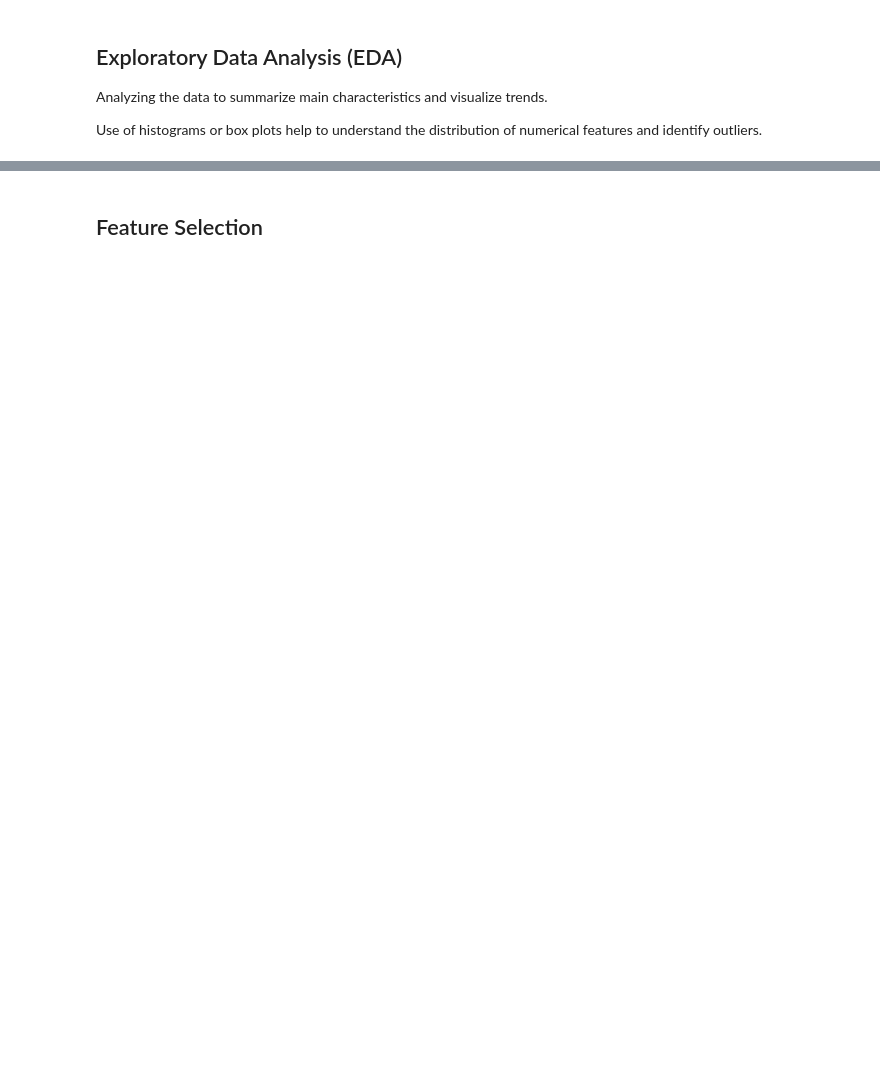
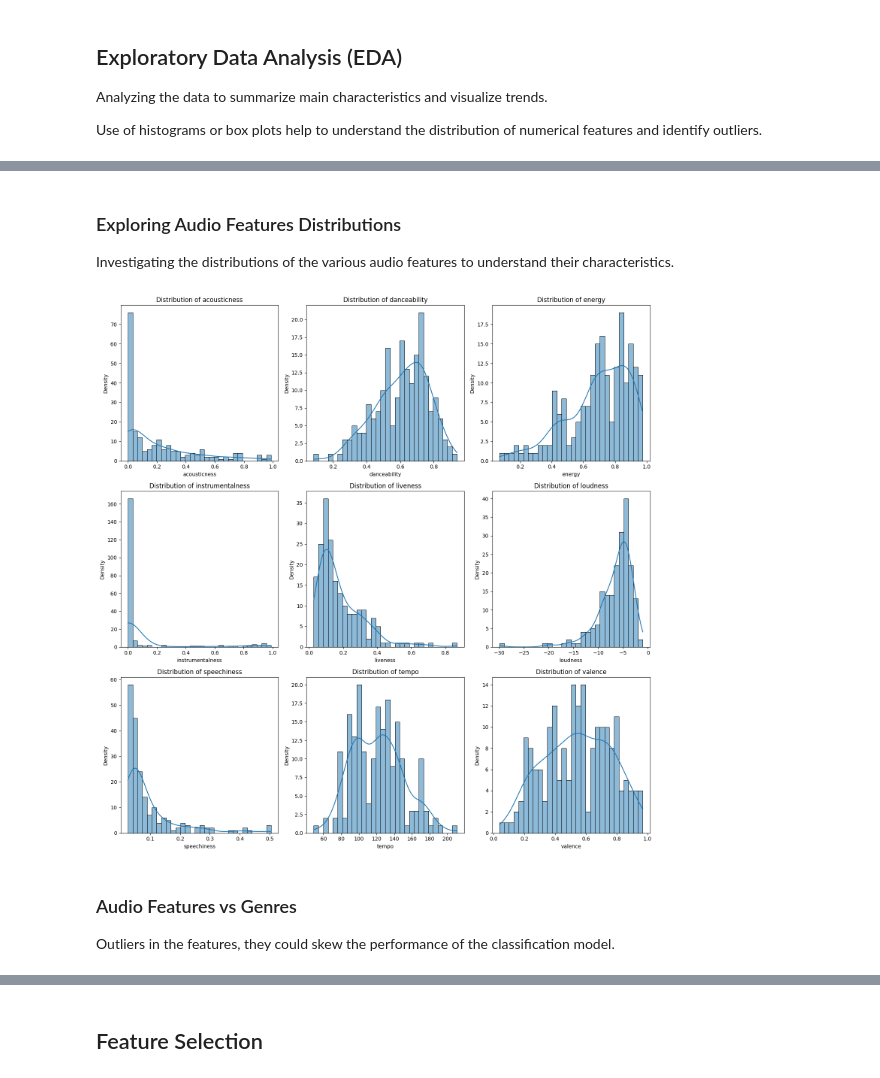
Before and after one commit to noopur-phadkar/TuneTrend---Decade-Century-Song-Classification, a Jupyter notebook: main.ipynb, the cells around one changed output, grey strips where cells are left out. Drawn from its saved outputs; the diff is of its cells as text; code cells hidden in the pictures; blank space fills up the shorter version.

```diff
--- a/main.ipynb
+++ b/main.ipynb
@@ -272,0 +460,33 @@ Use of histograms or box plots help to understand the distribution of numerical
+# %% [markdown]
+### Exploring Audio Features Distributions
+
+Investigating the distributions of the various audio features to understand their characteristics.
+# %%
+# Selecting the audio feature columns, assuming they are the same as in your uploaded dataframe structure
+audio_features = ['acousticness', 'danceability', 'energy', 'instrumentalness', 'liveness', 'loudness', 'speechiness', 'tempo', 'valence']
+
+# Determine the number of rows needed for a 3-column grid
+n_rows = int(np.ceil(len(audio_features) / 3))
+
+# Create a figure and a grid of subplots
+fig, axes = plt.subplots(n_rows, 3, figsize=(15, n_rows * 5))
+
+# Flatten the axes array for easy iteration
+axes = axes.flatten()
+
+# Loop through the features and plot the histograms
+for i, feature in enumerate(audio_features):
+    sns.histplot(data[feature], bins=30, kde=True, ax=axes[i])
+    axes[i].set_title(f'Distribution of {feature}')
+    axes[i].set_xlabel(feature)
+    axes[i].set_ylabel('Density')
+
+# Adjust the layout
+plt.tight_layout()
+plt.show()
+# %% [output]
+[figure, added]
+# %% [markdown]
+### Audio Features vs Genres
+
+Outliers in the features, they could skew the performance of the classification model.
```
Also changed, not shown: parts of 28 cells of this notebook.
